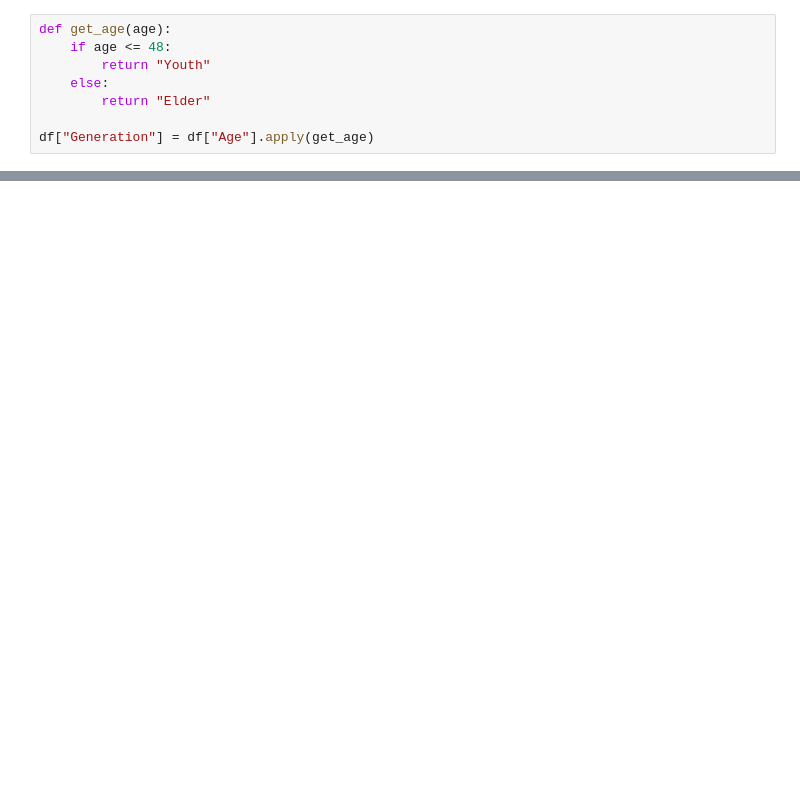
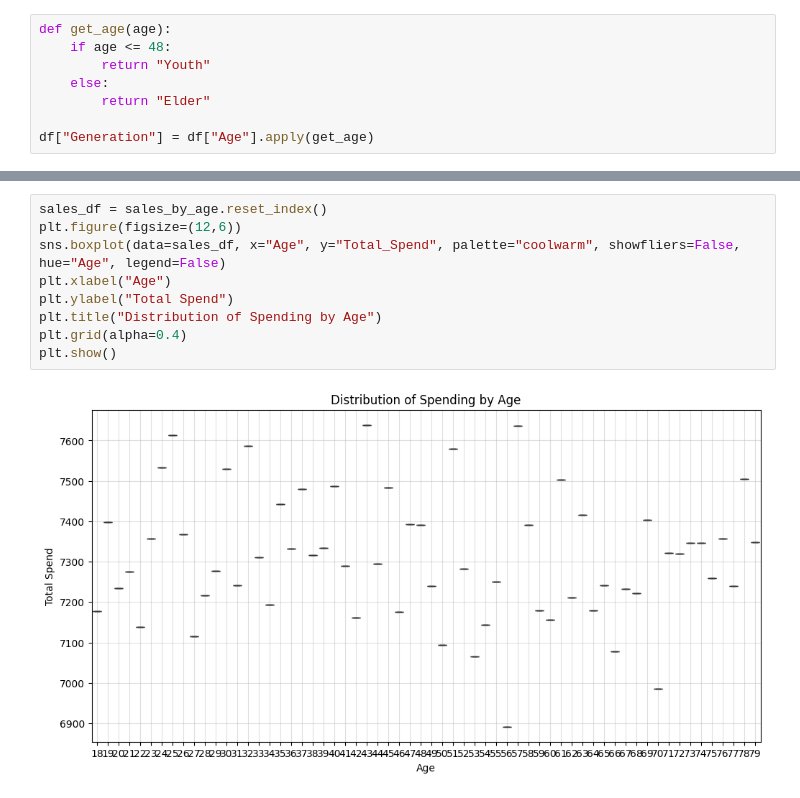
Before and after one commit to HMurawski/dump, a Jupyter notebook: dump_learning/February 25'/040225&050225/37&38.ipynb, the cells around one changed output, grey strips where cells are left out. Cells and saved outputs as stored; diff of their text form; blank space fills up the shorter version.

```diff
--- a/dump_learning/February 25'/040225&050225/37&38.ipynb
+++ b/dump_learning/February 25'/040225&050225/37&38.ipynb
@@ -135,0 +165,11 @@ On avarage, people in age of 79 spent 7395.32 money.
+# %%
+sales_df = sales_by_age.reset_index()
+plt.figure(figsize=(12,6))
+sns.boxplot(data=sales_df, x="Age", y="Total_Spend", palette="coolwarm", showfliers=False, hue="Age", legend=False)
+plt.xlabel("Age")
+plt.ylabel("Total Spend")
+plt.title("Distribution of Spending by Age")
+plt.grid(alpha=0.4)
+plt.show()
+# %% [output]
+[figure, added]
```
Also changed, not shown: parts of 14 cells of this notebook.
